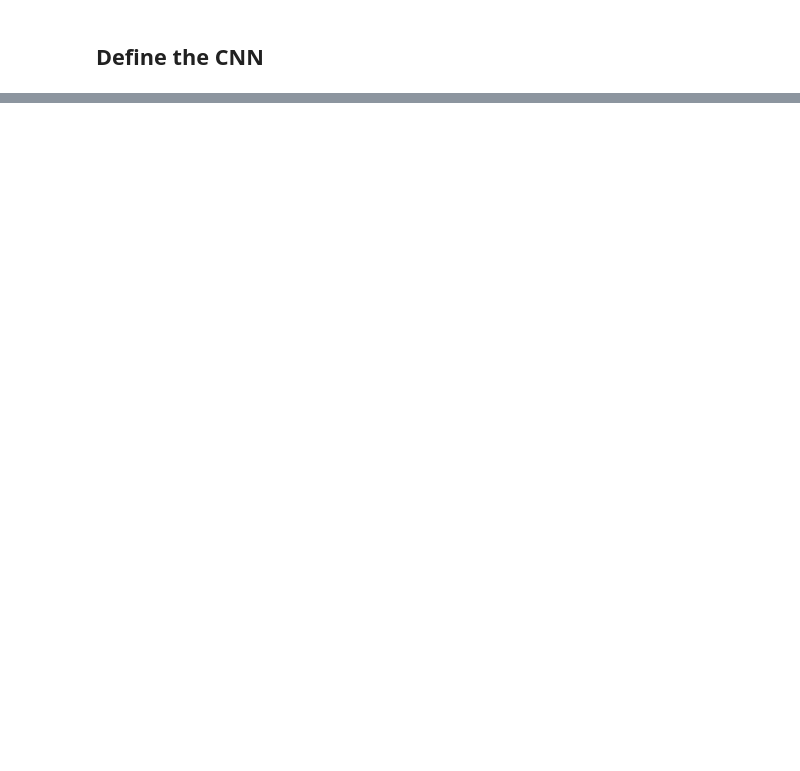
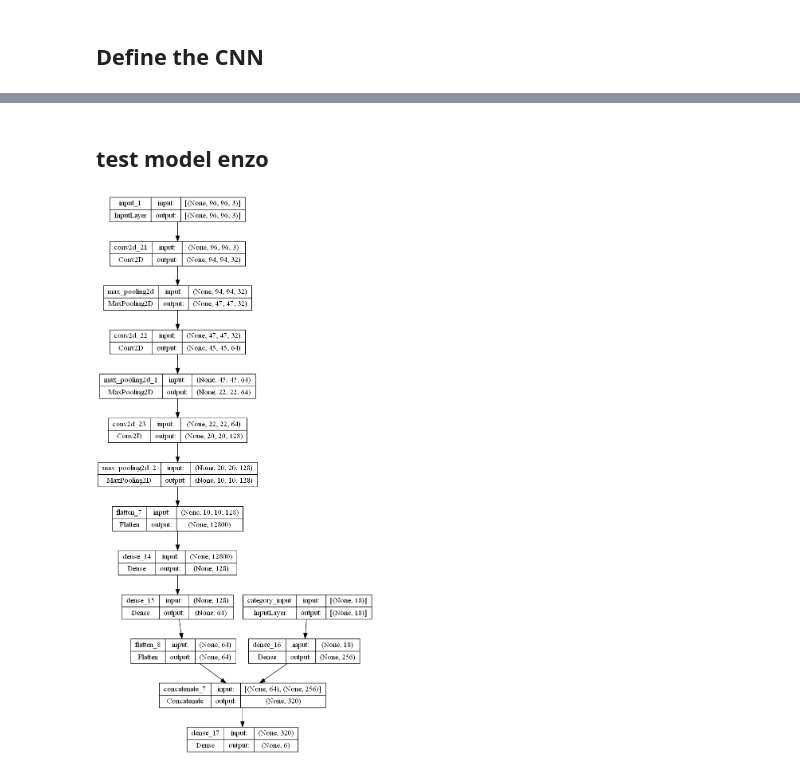
Before and after one commit to valent33/GAN_poke_deep, a Jupyter notebook: stats.ipynb, the cells around one changed output, grey strips where cells are left out. Saved outputs shown, nothing was run; the diff lists cells and outputs as text; code cells hidden in the pictures; blank space fills up the shorter version.

```diff
--- a/stats.ipynb
+++ b/stats.ipynb
@@ -206,0 +356,47 @@ You must install pydot (`pip install pydot`) and install graphviz (see instructi
+# %% [markdown]
+## test model enzo
+# %%
+import tensorflow as tf
+from tensorflow.keras.models import Model
+from tensorflow.keras.layers import Dense, Dropout, Flatten, Conv2D, MaxPooling2D, Input, concatenate
+from sklearn.model_selection import train_test_split
+
+# Input layer for the image
+image_input = Input(shape=(96, 96, 3))
+category_input = tf.keras.layers.Input(shape=(18,), name='category_input')
+
+# Convolutional layers for the image
+conv1 = Conv2D(32, (3, 3), activation='relu')(image_input)
+pool1 = MaxPooling2D((2, 2))(conv1)
+conv2 = Conv2D(64, (3, 3), activation='relu')(pool1)
+pool2 = MaxPooling2D((2, 2))(conv2)
+conv3 = Conv2D(128, (3, 3), activation='relu')(pool2)
+pool3 = MaxPooling2D((2, 2))(conv3)
+flatten = Flatten()(pool3)
+
+# Dense layers for the image
+dense1 = Dense(128, activation='relu')(flatten)
+dense2 = Dense(64, activation='relu')(dense1)
+flatten = Flatten()(dense2)
+
+
+# Dense layers for the categorical input
+dense3 = Dense(256, activation='relu')(category_input)
+
+# Merge the two branches
+merge = concatenate([flatten, dense3])
+
+# Output layer
+output = Dense(6, activation='linear')(merge)
+
+
+
+
+model_enzo = Model(inputs=[image_input, category_input], outputs=output)
+
+# compile the model
+model_enzo.compile(loss='mean_squared_error', optimizer='adam', metrics=['mae'])
+# %%
+tf.keras.utils.plot_model(model_enzo, show_shapes=True, show_layer_names=True)
+# %% [output]
+[figure, added]
```
Also changed, not shown: parts of 29 cells of this notebook, 2 other files.
